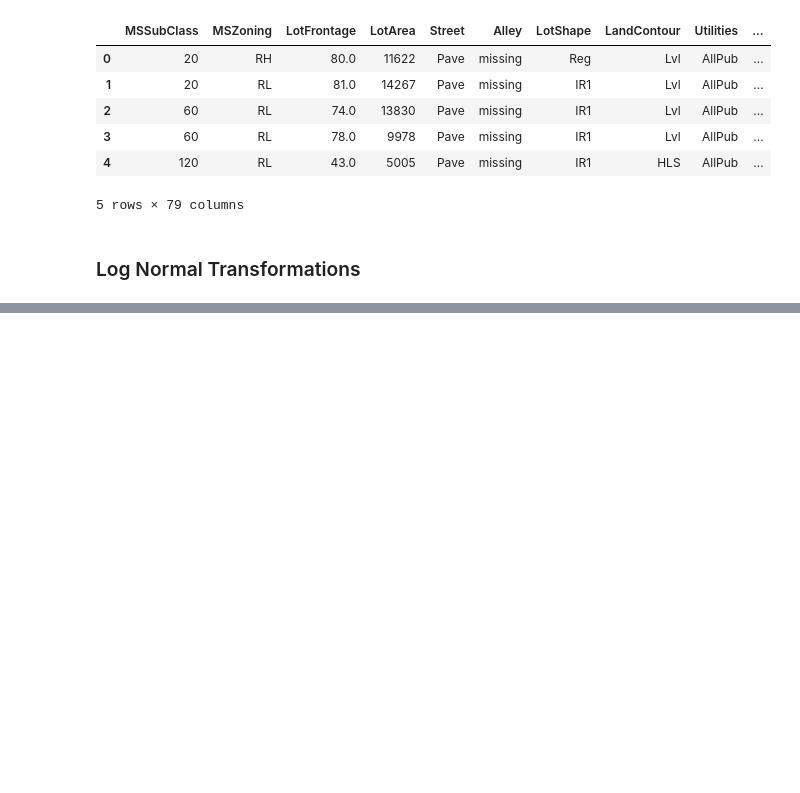
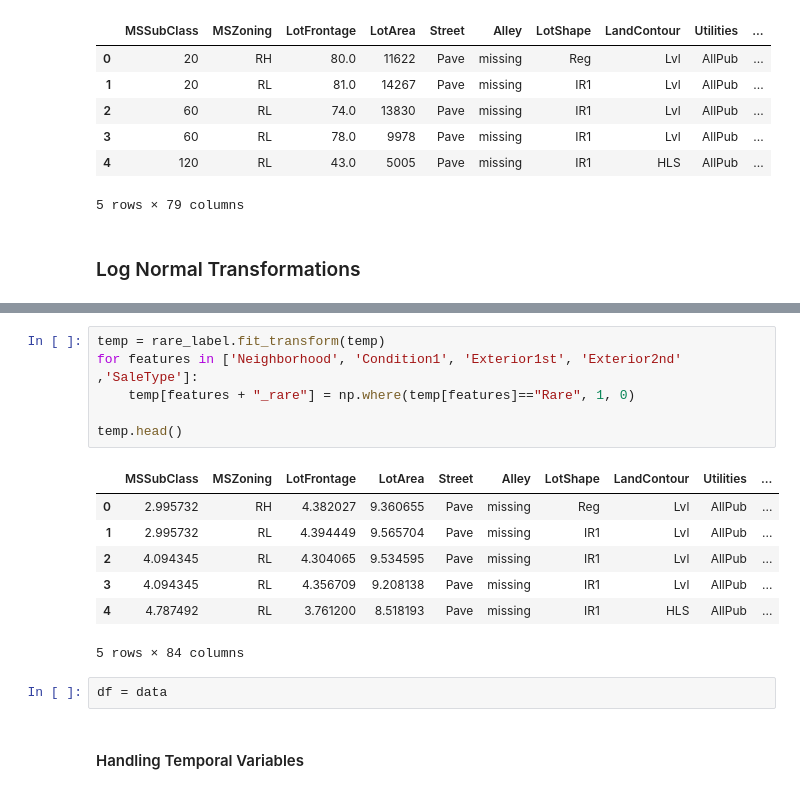
Before and after one commit to Abrar-Mustakim/Comprehensive-Data-Exploration-and-Advanced-Regression-Technique-on-Kaggles-Hourse-Pricing, a Jupyter notebook: EDA_and_Training.ipynb, the cells around one changed output, grey strips where cells are left out. Drawn from its saved outputs; the diff is of its cells as text; blank space fills up the shorter version.

```diff
--- a/EDA_and_Training.ipynb
+++ b/EDA_and_Training.ipynb
@@ -668,0 +734,18 @@ temp.head()
+# %%
+temp = rare_label.fit_transform(temp)
+for features in ['Neighborhood', 'Condition1', 'Exterior1st', 'Exterior2nd' ,'SaleType']:
+    temp[features + "_rare"] = np.where(temp[features]=="Rare", 1, 0)
+
+temp.head()
+# %% [output]
+|  | MSSubClass | MSZoning | LotFrontage | LotArea | Street | Alley | LotShape | LandContour | Utilities | ... |
+| 0 | 2.995732 | RH | 4.382027 | 9.360655 | Pave | missing | Reg | Lvl | AllPub | ... |
+| 1 | 2.995732 | RL | 4.394449 | 9.565704 | Pave | missing | IR1 | Lvl | AllPub | ... |
+| 2 | 4.094345 | RL | 4.304065 | 9.534595 | Pave | missing | IR1 | Lvl | AllPub | ... |
+| 3 | 4.094345 | RL | 4.356709 | 9.208138 | Pave | missing | IR1 | Lvl | AllPub | ... |
+| 4 | 4.787492 | RL | 3.761200 | 8.518193 | Pave | missing | IR1 | HLS | AllPub | ... |
+5 rows × 84 columns
+# %%
+df = data
+# %% [markdown]
+<h4> Handling Temporal Variables </h4>
```
Also changed, not shown: parts of 14 cells of this notebook.
